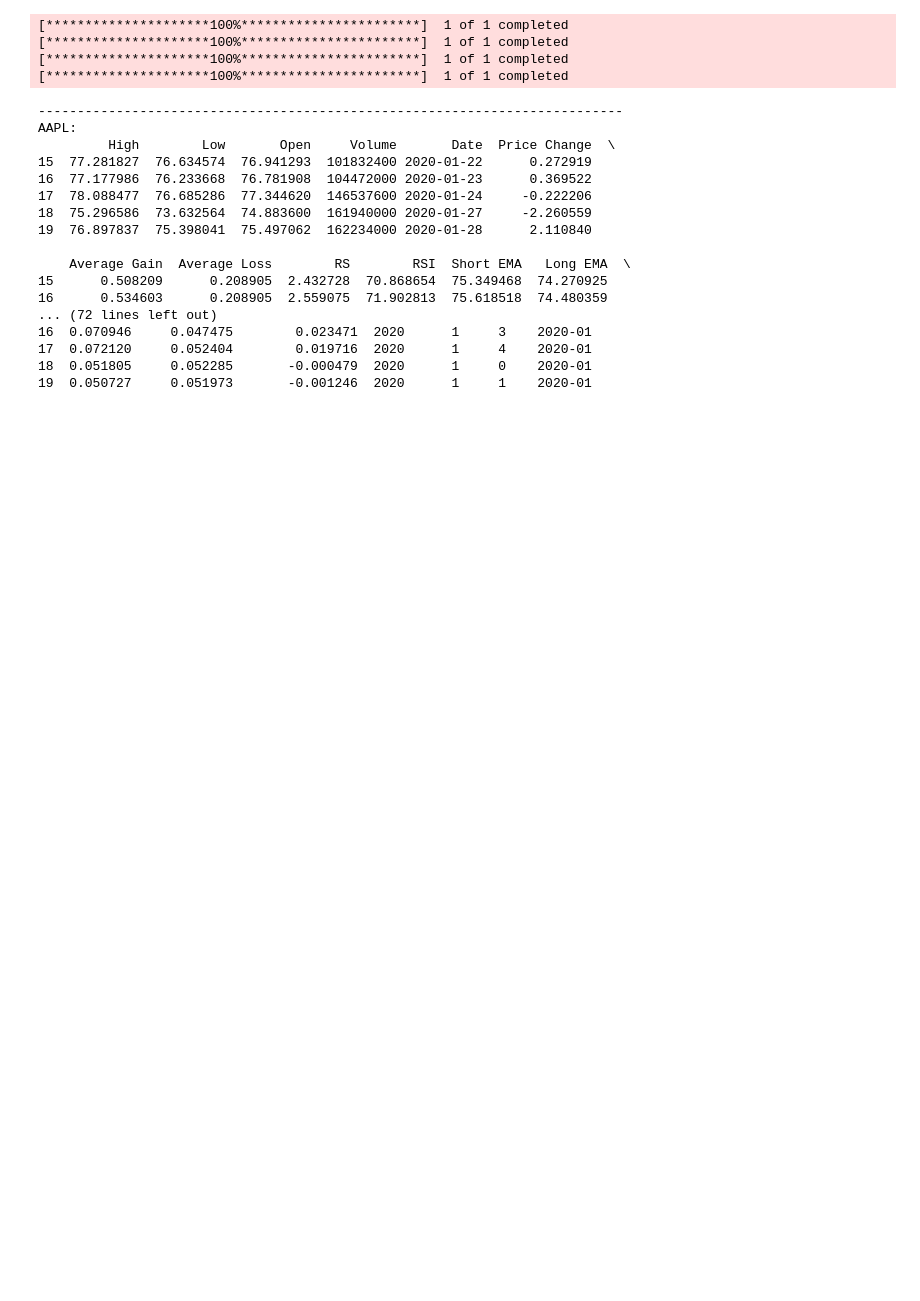
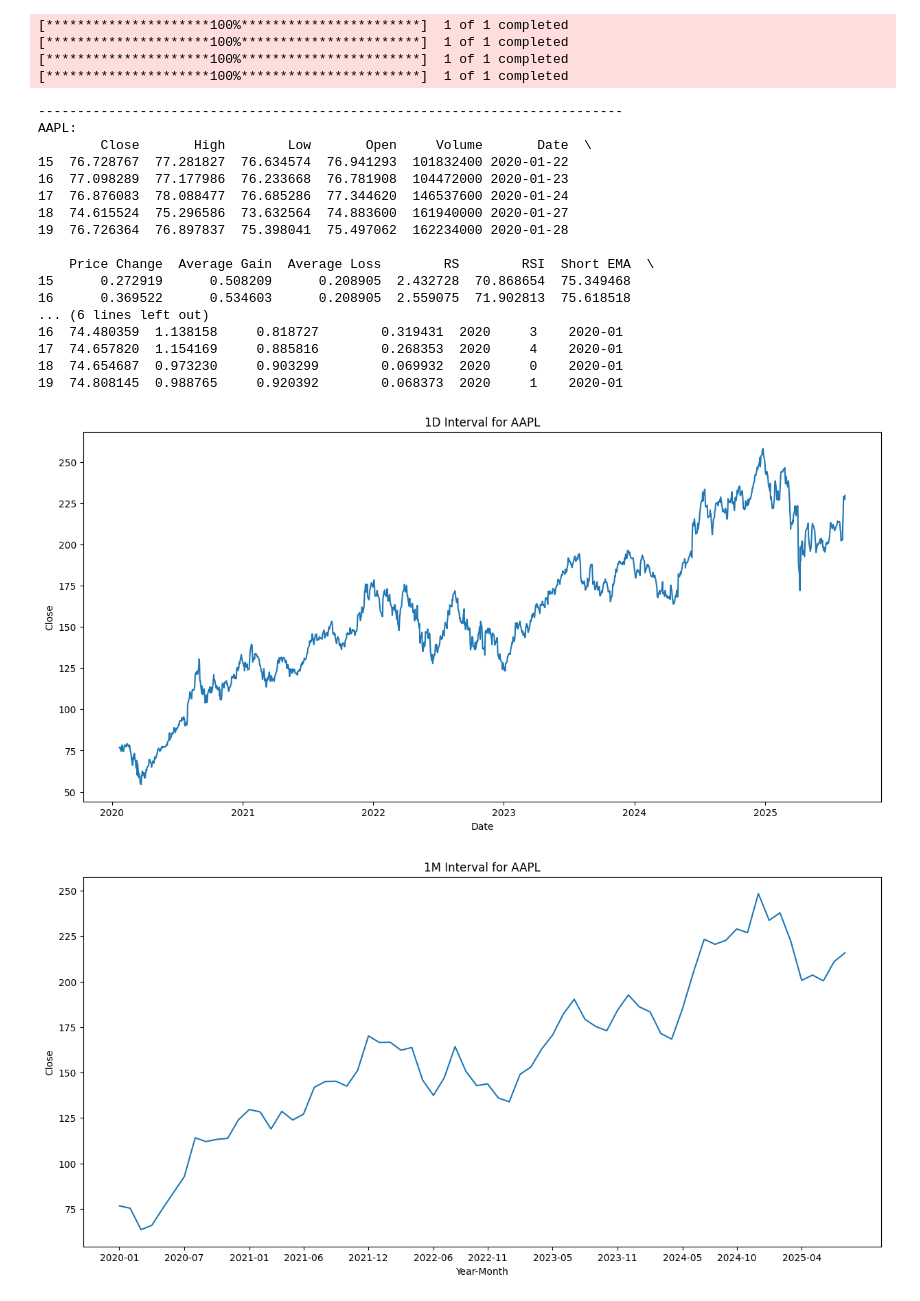
Before and after one commit to jc14-ai/AI-Powered-Stock-Market-Dashboard, a Jupyter notebook: backend/training/analytics.ipynb, the cells around one changed output. Saved outputs shown, nothing was run; the diff lists cells and outputs as text; code cells hidden in the pictures; blank space fills up the shorter version.

Commit message:
Add: seaborn plots DMY presentation

```diff
--- a/backend/training/analytics.ipynb
+++ b/backend/training/analytics.ipynb
@@ -88,7 +88,6 @@ def engineer_features(df):
     df['MACD Histogram'] = df['MACD'] - df['Signal Line']
 
     df['Year'] = df['Date'].dt.year
-    df['Month'] = df['Date'].dt.month
     df['Week'] = df['Date'].dt.weekday
 
     df['Year-Month'] = df['Date'].dt.to_period('M').astype(str)
@@ -103,33 +102,22 @@ def drop_features_and_na(df):
     return df
 # %%
 #PRINTING SEABORN PLOTS
-# def print_plots(df, stock):
-#     for year in years:
-#         sns.relplot(data=df.loc[df['Year'] == year], x='Date', y='RSI', kind='line', height=7, aspect=2.74)
-#         plt.title(f'RSI trend for year {year} Stock {stock}')
-#         plt.savefig(f"plots/{stock}{year}.jpg", dpi=300, bbox_inches="tight")
-#         # plt.show()
-#         print(f'RSI trend for year {year} Stock {stock} downloaded!')
+def print_dmy_plots(df, stock):
+    plt.figure(figsize=(15,7))
+    sns.lineplot(data=df, x='Date',y='Close', errorbar=None)
+    plt.title(f'1D Interval for {stock}')
+    plt.show()
 
-        # sns.relplot(data=df.loc[df['Year'] == year], x='Date', y='MACD', kind='line')
-        # plt.title(f'MACD trend for year {year} Stock {stock}')
-        # plt.figure(figsize=(20,10))
-        # plt.show()
+    plt.figure(figsize=(15,7))
+    sns.lineplot(data=df, x='Year-Month',y='Close', errorbar=None)
+    plt.xticks(ticks=df['Year-Month'][::120])
+    plt.title(f'1M Interval for {stock}')
+    plt.show()
 
-# def print_plots(df, stock):
-#     for year in years:
-#         fig = px.line(data_frame=df.loc[df['Year'] == year], x='Date', y='RSI', title=f"RSI trend for year {year} Stock {stock}"f"RSI trend for year {year} Stock {stock}")
-#         # plt.title(f'RSI trend for year {year} Stock {stock}')
-#         # plt.savefig(f"plots/{stock}{year}.jpg", dpi=300, bbox_inches="tight")
-#         fig.update_layout(width=1920, height=1080)
-#         fig.write_html(f"../../frontend/public/{stock}{year}.html")
-#         # plt.show()
-#         print(f'RSI trend for year {year} Stock {stock} downloaded!')
-
-#         # sns.relplot(data=df.loc[df['Year'] == year], x='Date', y='MACD', kind='line')
-#         # plt.title(f'MACD trend for year {year} Stock {stock}')
-#         # plt.figure(figsize=(20,10))
-#         # plt.show()
+    plt.figure(figsize=(15,7))
+    sns.lineplot(data=df, x='Year',y='Close', errorbar=None)
+    plt.title(f'1Y Interval for {stock}')
+    plt.show()
 # %%
 #1D INTERVAL
 def print_1d_plot(df, stock):
@@ -169,30 +157,32 @@ def print_plots(df, stock):
 # %%
 for i,df in enumerate(dfs):
     convert_type(df)
     df = engineer_features(df)
     df = drop_features_and_na(df)
-    df = df.drop(columns='Close')
 
     print('---------------------------------------------------------------------------')
     print(f"{stocks[i]}:")
     print(df.head())
 
+    print_dmy_plots(df, stocks[i])
     # print_plots(df, stocks[i])
 # %% [output]
 ---------------------------------------------------------------------------
 AAPL:
-         High        Low       Open     Volume       Date  Price Change  \
-15  77.281827  76.634574  76.941293  101832400 2020-01-22      0.272919
-16  77.177986  76.233668  76.781908  104472000 2020-01-23      0.369522
-17  78.088477  76.685286  77.344620  146537600 2020-01-24     -0.222206
-18  75.296586  73.632564  74.883600  161940000 2020-01-27     -2.260559
-19  76.897837  75.398041  75.497062  162234000 2020-01-28      2.110840
+        Close       High        Low       Open     Volume       Date  \
+15  76.728767  77.281827  76.634574  76.941293  101832400 2020-01-22
+16  77.098289  77.177986  76.233668  76.781908  104472000 2020-01-23
+17  76.876083  78.088477  76.685286  77.344620  146537600 2020-01-24
+18  74.615524  75.296586  73.632564  74.883600  161940000 2020-01-27
+19  76.726364  76.897837  75.398041  75.497062  162234000 2020-01-28
 
-    Average Gain  Average Loss        RS        RSI  Short EMA   Long EMA  \
-15      0.508209      0.208905  2.432728  70.868654  75.349468  74.270925
-16      0.534603      0.208905  2.559075  71.902813  75.618518  74.480359
-... (72 lines left out)
-16  0.070946     0.047475        0.023471  2020      1     3    2020-01
-17  0.072120     0.052404        0.019716  2020      1     4    2020-01
-18  0.051805     0.052285       -0.000479  2020      1     0    2020-01
-19  0.050727     0.051973       -0.001246  2020      1     1    2020-01
+    Price Change  Average Gain  Average Loss        RS        RSI  Short EMA  \
+15      0.272919      0.508209      0.208905  2.432728  70.868654  75.349468
+16      0.369522      0.534603      0.208905  2.559075  71.902813  75.618518
+... (6 lines left out)
+16  74.480359  1.138158     0.818727        0.319431  2020     3    2020-01
+17  74.657820  1.154169     0.885816        0.268353  2020     4    2020-01
+18  74.654687  0.973230     0.903299        0.069932  2020     0    2020-01
+19  74.808145  0.988765     0.920392        0.068373  2020     1    2020-01
+[figure, added]
+[figure, added]
```
Also changed, not shown: parts of 1 cell of this notebook.
